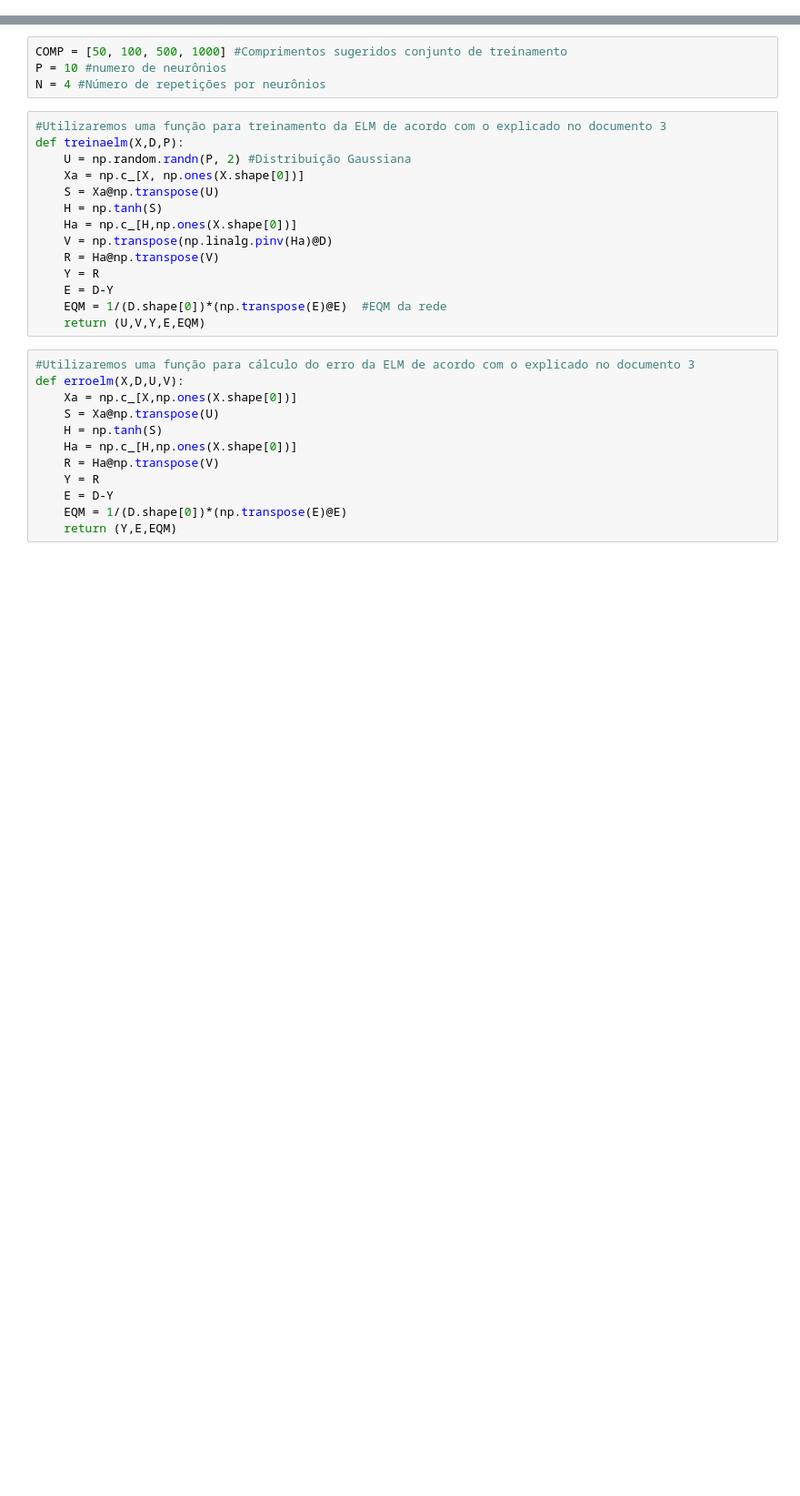
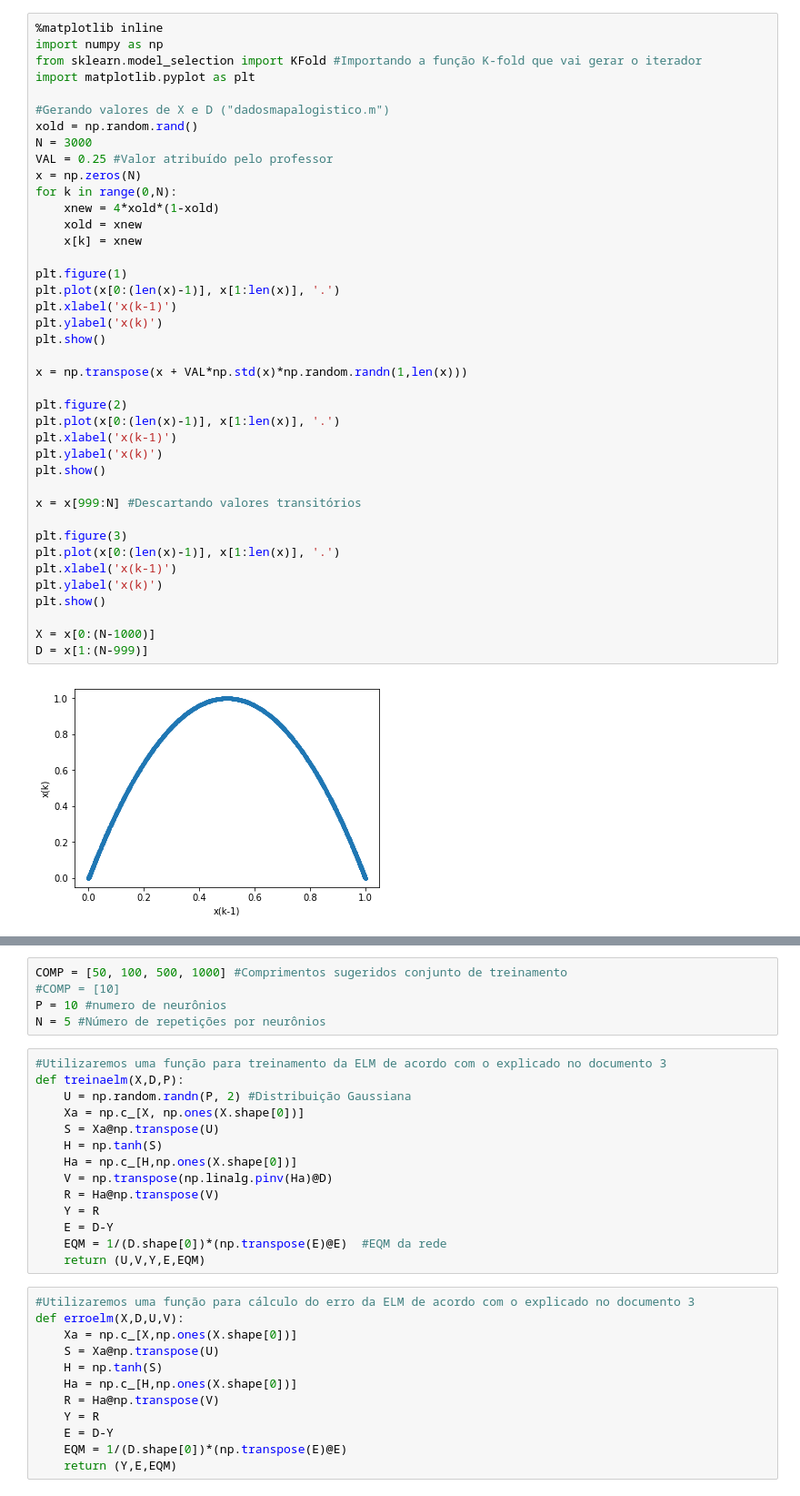
Before and after one commit to cleversonahum/UFPA-RedesNeurais, a Jupyter notebook: 6 - Treinando e testando conjunto usando Cross Validation.ipynb, the cells around one changed output, grey strips where cells are left out. Shown at 91% size. Drawn from its saved outputs; the diff is of its cells as text; blank space fills up the shorter version.

```diff
--- a/6 - Treinando e testando conjunto usando Cross Validation.ipynb
+++ b/6 - Treinando e testando conjunto usando Cross Validation.ipynb
@@ -52,0 +1,42 @@ display(x.shape, X.shape, D.shape)
+# %%
+%matplotlib inline
+import numpy as np
+from sklearn.model_selection import KFold #Importando a função K-fold que vai gerar o iterador
+import matplotlib.pyplot as plt
+
+#Gerando valores de X e D ("dadosmapalogistico.m")
+xold = np.random.rand()
+N = 3000
+VAL = 0.25 #Valor atribuído pelo professor
+x = np.zeros(N)
+for k in range(0,N):
+    xnew = 4*xold*(1-xold)
+    xold = xnew
+    x[k] = xnew
+
+plt.figure(1)
+plt.plot(x[0:(len(x)-1)], x[1:len(x)], '.')
+plt.xlabel('x(k-1)')
+plt.ylabel('x(k)')
+plt.show()
+
+x = np.transpose(x + VAL*np.std(x)*np.random.randn(1,len(x)))
+
+plt.figure(2)
+plt.plot(x[0:(len(x)-1)], x[1:len(x)], '.')
+plt.xlabel('x(k-1)')
+plt.ylabel('x(k)')
+plt.show()
+
+x = x[999:N] #Descartando valores transitórios
+
+plt.figure(3)
+plt.plot(x[0:(len(x)-1)], x[1:len(x)], '.')
+plt.xlabel('x(k-1)')
+plt.ylabel('x(k)')
+plt.show()
+
+X = x[0:(N-1000)]
+D = x[1:(N-999)]
+# %% [output]
+[figure, added]
@@ -53,7 +45,8 @@ display(x.shape, X.shape, D.shape)
 # %%
 COMP = [50, 100, 500, 1000] #Comprimentos sugeridos conjunto de treinamento
+#COMP = [10]
 P = 10 #numero de neurônios
-N = 4 #Número de repetições por neurônios
+N = 5 #Número de repetições por neurônios
 # %%
 #Utilizaremos uma função para treinamento da ELM de acordo com o explicado no documento 3
 def treinaelm(X,D,P):
```
Also changed, not shown: parts of 4 cells of this notebook.
